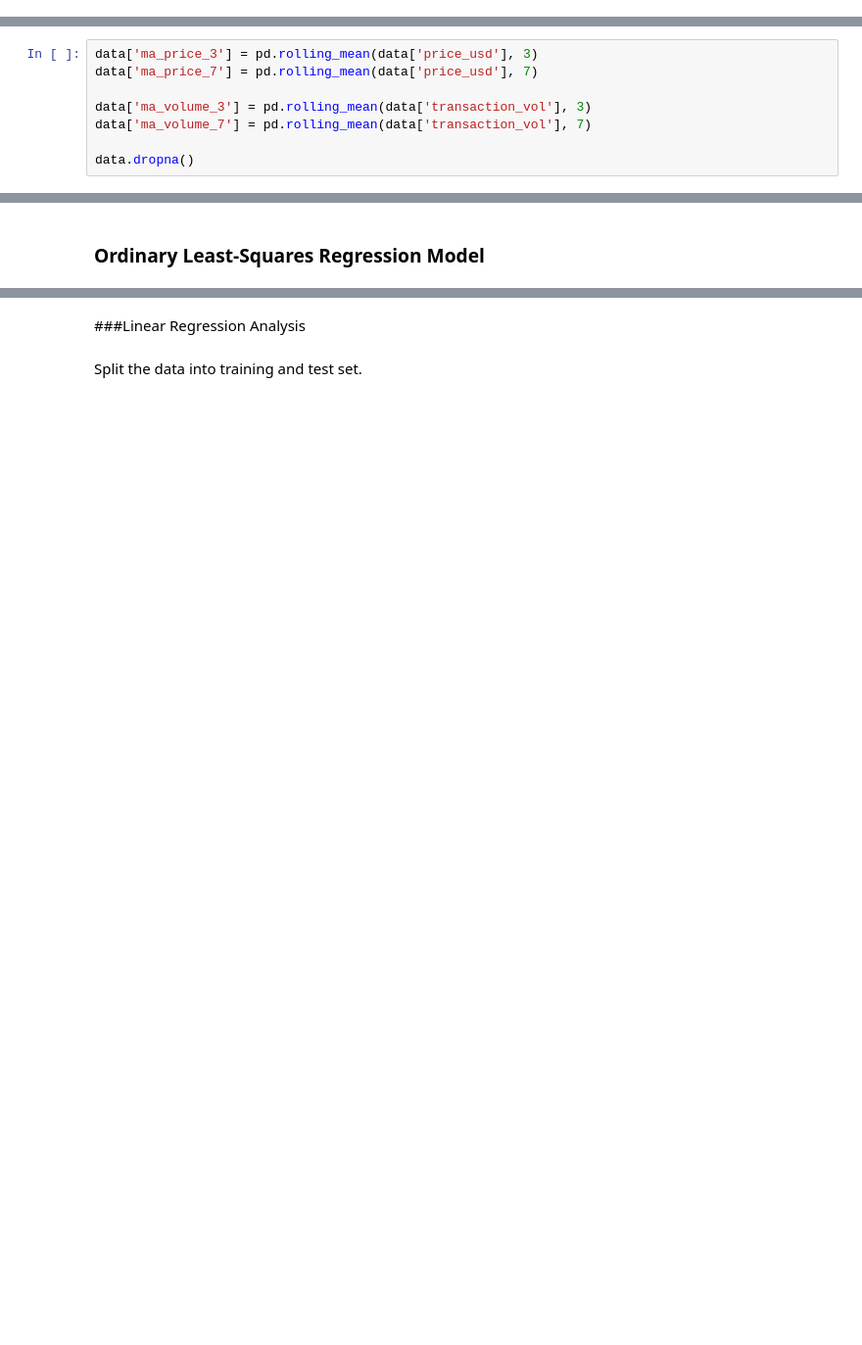
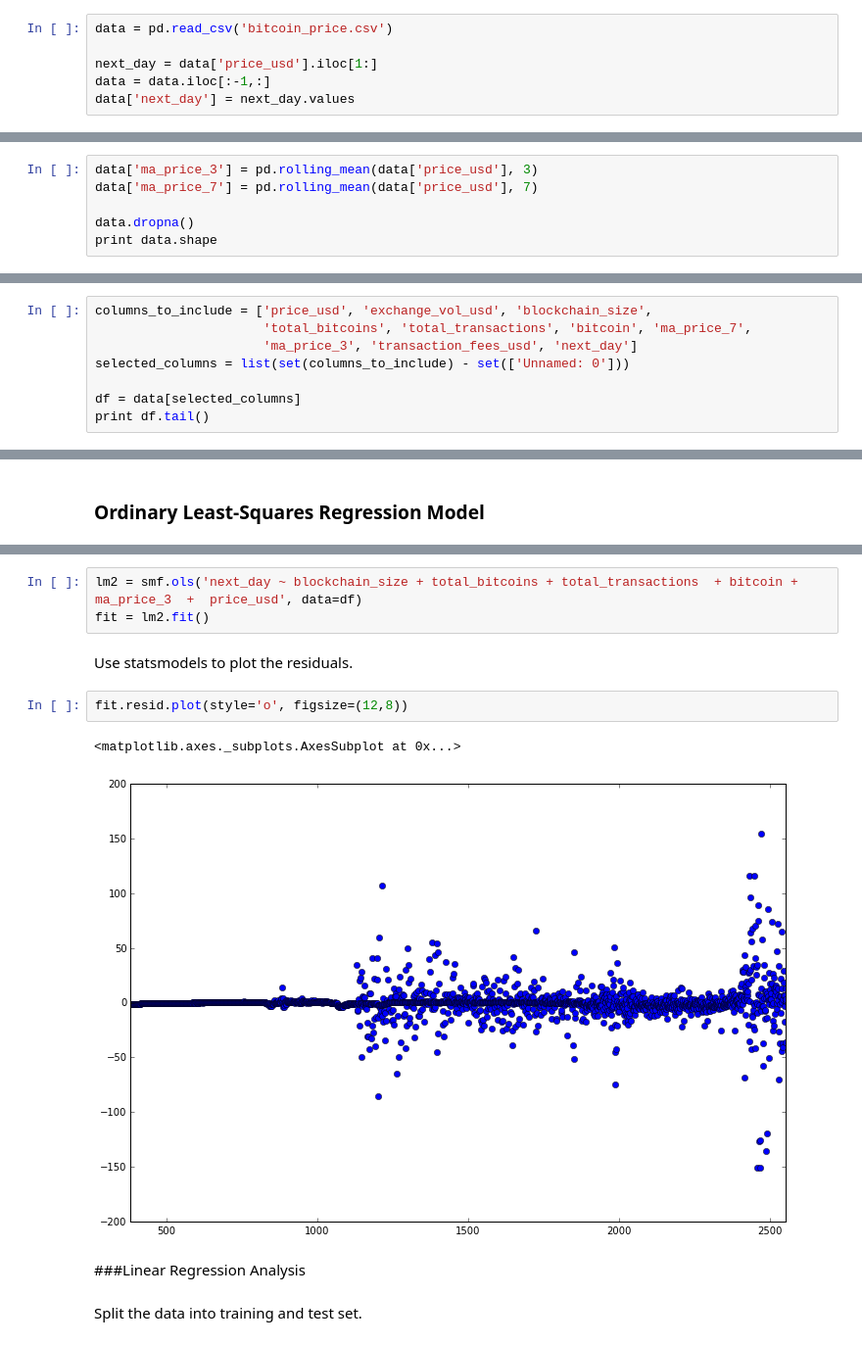
Before and after one commit to pburkard88/DS_BOS_07_Students, a Jupyter notebook: BethTenorio/Predicting Bitcoin Price - Data Analysis.ipynb, the cells around one changed output, grey strips where cells are left out. Shown at 98% size. Saved outputs shown, nothing was run; the diff lists cells and outputs as text; blank space fills up the shorter version.

```diff
--- a/BethTenorio/Predicting Bitcoin Price - Data Analysis.ipynb
+++ b/BethTenorio/Predicting Bitcoin Price - Data Analysis.ipynb
@@ -29 +22,7 @@ data['next_day'] = next_day.values
+# %%
+data = pd.read_csv('bitcoin_price.csv')
+
+next_day = data['price_usd'].iloc[1:]
+data = data.iloc[:-1,:]
+data['next_day'] = next_day.values
 # %% [markdown]
@@ -32,7 +31,5 @@ Create features for moving averages for price and volume.
 data['ma_price_3'] = pd.rolling_mean(data['price_usd'], 3)
 data['ma_price_7'] = pd.rolling_mean(data['price_usd'], 7)
 
-data['ma_volume_3'] = pd.rolling_mean(data['transaction_vol'], 3)
-data['ma_volume_7'] = pd.rolling_mean(data['transaction_vol'], 7)
-
 data.dropna()
+print data.shape
@@ -60,0 +85,8 @@ print selected_columns
+# %%
+columns_to_include = ['price_usd', 'exchange_vol_usd', 'blockchain_size',
+                      'total_bitcoins', 'total_transactions', 'bitcoin', 'ma_price_7',
+                      'ma_price_3', 'transaction_fees_usd', 'next_day']
+selected_columns = list(set(columns_to_include) - set(['Unnamed: 0']))
+
+df = data[selected_columns]
+print df.tail()
@@ -69,3 +140,13 @@ TODO: Analyze the P-values of each feature to determine suitability for inclusio
+# %%
+lm2 = smf.ols('next_day ~ blockchain_size + total_bitcoins + total_transactions  + bitcoin +  ma_price_3  +  price_usd', data=df)
+fit = lm2.fit()
+# %% [markdown]
+Use statsmodels to plot the residuals.
+# %%
+fit.resid.plot(style='o', figsize=(12,8))
+# %% [output]
+<matplotlib.axes._subplots.AxesSubplot at 0x...>
+[figure, added]
 # %% [markdown]
 ###Linear Regression Analysis
 # %% [markdown]
```
Also changed, not shown: parts of 17 cells of this notebook.
